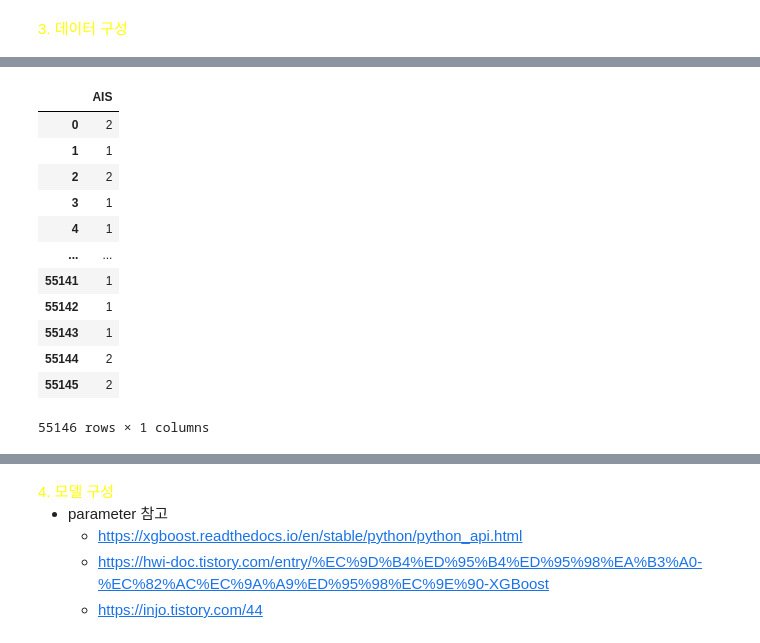
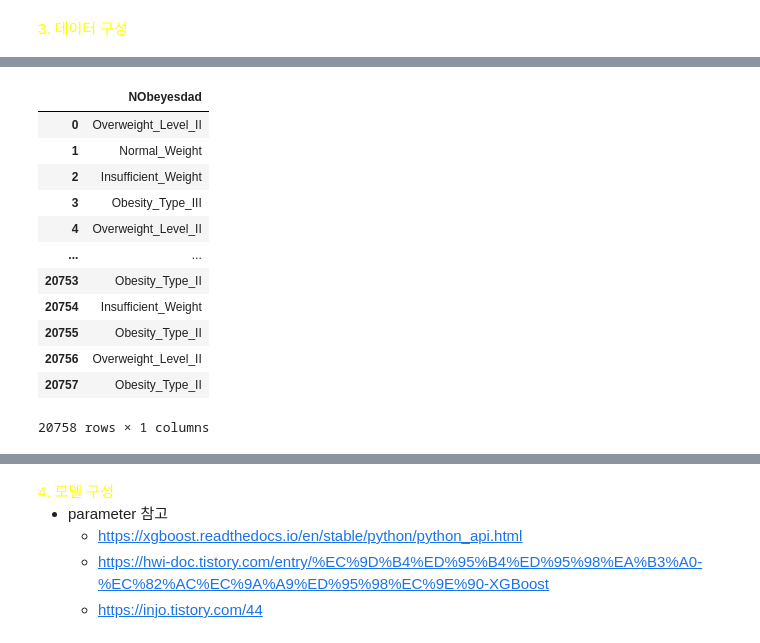
Before and after one commit to hanlyang0522/kaggle_obesity, a Jupyter notebook: train_xgboost.ipynb, the cells around one changed output, grey strips where cells are left out. Drawn from its saved outputs; the diff is of its cells as text; code cells hidden in the pictures.

```diff
--- a/train_xgboost.ipynb
+++ b/train_xgboost.ipynb
@@ -17,7 +19,3 @@ from xgboost import XGBClassifier
 pd.set_option('display.max_columns', None)
 pd.set_option('display.max_rows', 40)
 warnings.filterwarnings('ignore')
-# %%
-class cfg:
-    data_path = './data'
-    df_path = os.path.join(data_path, 'acc_and_injury_df.pickle')
@@ -55,0 +26,8 @@ df_anj
+# %%
+class cfg:
+    data_path = './data'
+
+df_train = pd.read_csv(os.path.join(cfg.data_path, 'train.csv'))
+df_test = pd.read_csv(os.path.join(cfg.data_path, 'test.csv'))
+
+df_train.head()
@@ -113,21 +115,21 @@ X
 # %%
 # y = df_anj[['1-RE_AIS', '2-RE_AIS', '3-RE_AIS', '4-RE_AIS', '5-RE_AIS', '6-RE_AIS']]
-y = df_anj[['AIS']]
+y = df_train[['NObeyesdad']]
 y
 # %% [output]
-|  | AIS |
-| 0 | 2 |
-| 1 | 1 |
-| 2 | 2 |
-| 3 | 1 |
-| 4 | 1 |
+|  | NObeyesdad |
+| 0 | Overweight_Level_II |
+| 1 | Normal_Weight |
+| 2 | Insufficient_Weight |
+| 3 | Obesity_Type_III |
+| 4 | Overweight_Level_II |
 | ... | ... |
-| 55141 | 1 |
-| 55142 | 1 |
-| 55143 | 1 |
-| 55144 | 2 |
-| 55145 | 2 |
+| 20753 | Obesity_Type_II |
+| 20754 | Insufficient_Weight |
+| 20755 | Obesity_Type_II |
+| 20756 | Overweight_Level_II |
+| 20757 | Obesity_Type_II |
-55146 rows × 1 columns
+20758 rows × 1 columns
 # %%
 X.shape, y.shape
 # %% [output]
```
Also changed, not shown: parts of 26 cells of this notebook.
